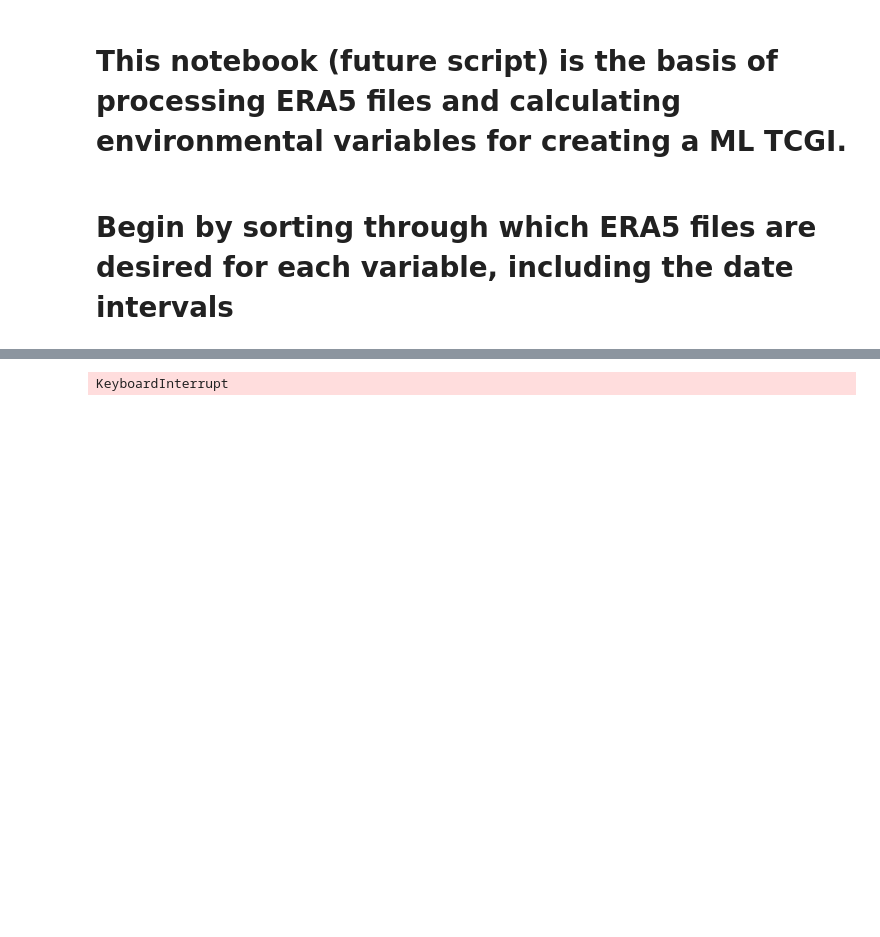
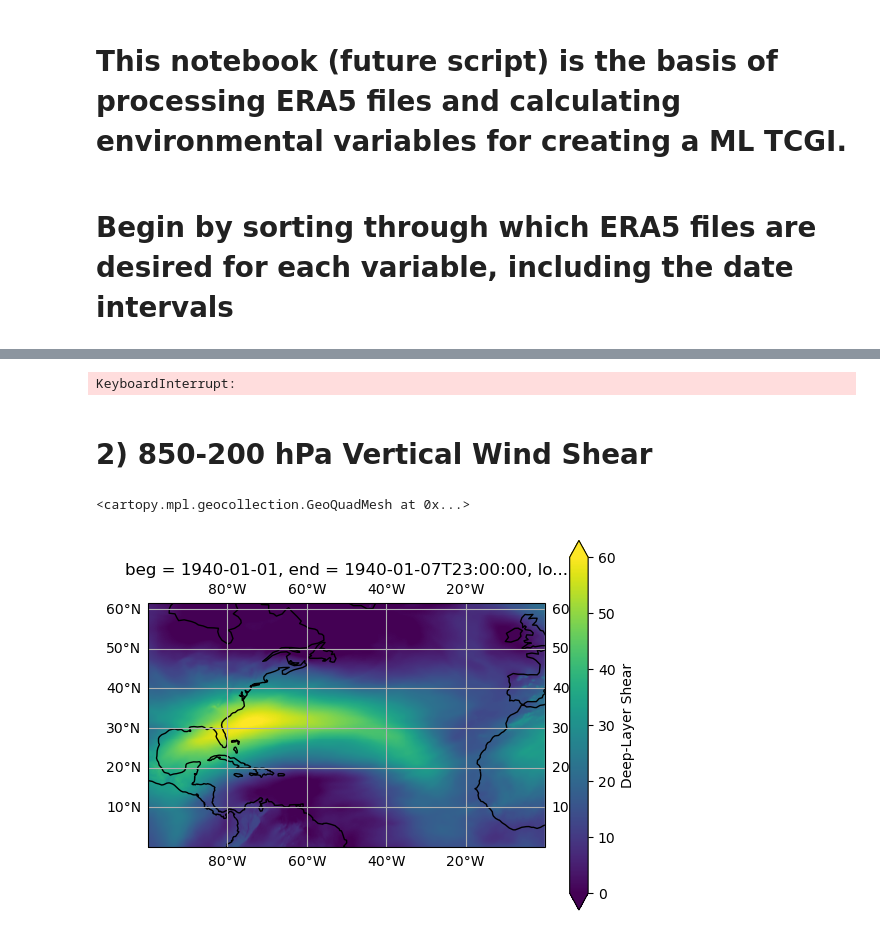
Before and after one commit to a98alvin/TC_Genesis_Index, a Jupyter notebook: Scripts/ERA5 Processing/ERA5Processing.ipynb, the cells around one changed output, grey strips where cells are left out. Cells and saved outputs as stored; diff of their text form; code cells hidden in the pictures; blank space fills up the shorter version.

Commit message:
added deep-layer shear calculation

```diff
--- a/Scripts/ERA5 Processing/ERA5Processing.ipynb
+++ b/Scripts/ERA5 Processing/ERA5Processing.ipynb
@@ -23,7 +26,5 @@ all_path_strs = generate_pathstrs(date_range_list,variable_id)
 # %%
 # Open only pressure level 850 hPa
-def _preprocess(x,level):
-    return x.sel(level=level)
 
 start = time.time()
 
@@ -63,7 +64,7 @@ for begin_ind in np.arange(0,len(all_path_strs),data_interval):
     var_file_name_full = variable_file_name_base + variable_file_name_start_time + variable_file_name_end_time
 
 
-    mean_abs_vort_850.to_dataset(name='Absolute Vorticity').to_netcdf('/glade/scratch/acheung/abs_vort/'+var_file_name_full)
+    mean_abs_vort_850.to_dataset(name='Absolute Vorticity').to_netcdf(path+'/'+var_file_name_full)
 
 # end time
 end = time.time()
@@ -71,4 +72,4 @@ end = time.time()
 # total time taken
 print(f"Runtime of the program is {end - start}")
 # %% [output]
-KeyboardInterrupt
+KeyboardInterrupt:
@@ -82,0 +76,2 @@ letsee['Absolute Vorticity'].plot(vmin=0,vmax=0.00015)
+# %% [markdown]
+# 2) 850-200 hPa Vertical Wind Shear
@@ -82,0 +126,13 @@ letsee['Absolute Vorticity'].plot(vmin=0,vmax=0.00015)
+# %%
+testing = xr.open_dataset(path+'/'+var_file_name_full)
+# %%
+plt.figure()
+ax = plt.axes(projection=ccrs.PlateCarree())
+ax.set_global()
+ax.coastlines()
+ax.gridlines(draw_labels=True)
+ax.set_extent([-100, 0, 0, 50])
+((testing['Deep-Layer Shear'])*-1).plot(vmin=0,vmax=60)
+# %% [output]
+<cartopy.mpl.geocollection.GeoQuadMesh at 0x...>
+[figure, added]
```
Also changed, not shown: parts of 6 cells of this notebook, 4 other files.
